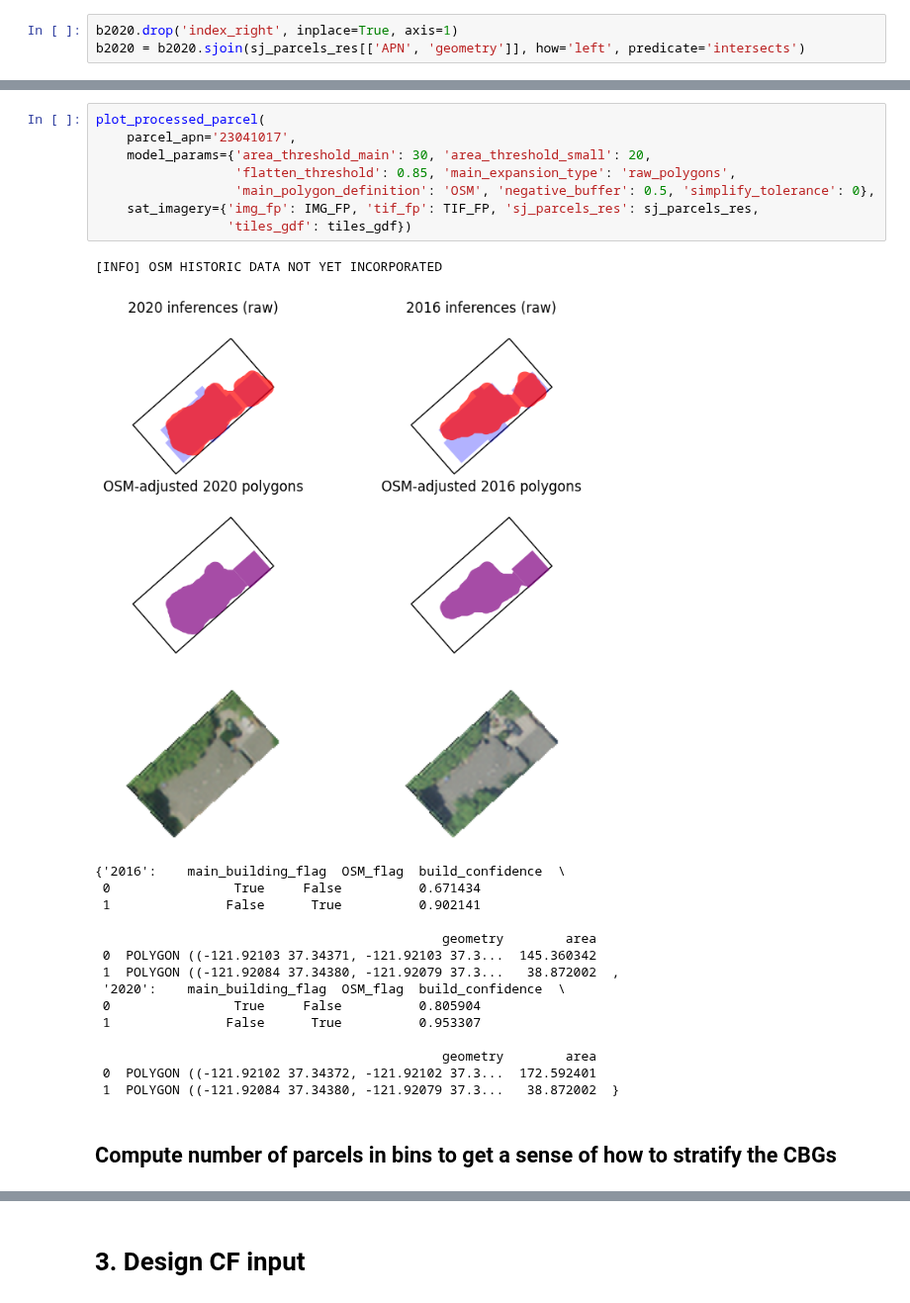
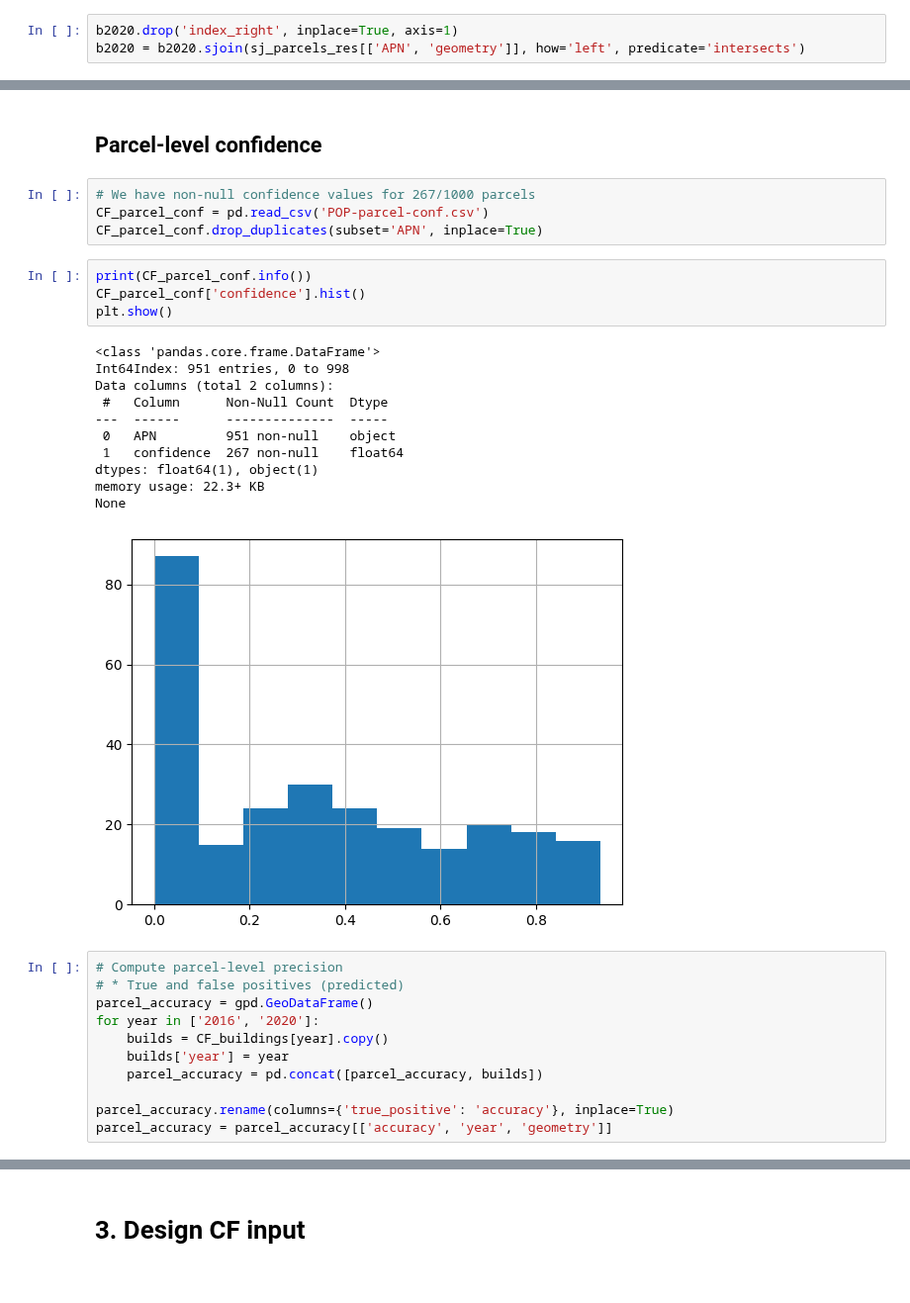
Before and after one commit to reglab/rgb-footprint-extract, a Jupyter notebook: naip_process/Pop-Estimates-Strata.ipynb, the cells around one changed output, grey strips where cells are left out. Shown at 99% size. Drawn from its saved outputs; the diff is of its cells as text.

```diff
--- a/naip_process/Pop-Estimates-Strata.ipynb
+++ b/naip_process/Pop-Estimates-Strata.ipynb
@@ -441,27 +417,33 @@ plot_processed_parcel(
-# %%
-plot_processed_parcel(
-    parcel_apn='23041017',
-    model_params={'area_threshold_main': 30, 'area_threshold_small': 20,
-                  'flatten_threshold': 0.85, 'main_expansion_type': 'raw_polygons',
-                  'main_polygon_definition': 'OSM', 'negative_buffer': 0.5, 'simplify_tolerance': 0},
-    sat_imagery={'img_fp': IMG_FP, 'tif_fp': TIF_FP, 'sj_parcels_res': sj_parcels_res,
-                 'tiles_gdf': tiles_gdf})
-# %% [output]
-[INFO] OSM HISTORIC DATA NOT YET INCORPORATED
-[figure, removed]
-{'2016':    main_building_flag  OSM_flag  build_confidence  \
- 0                True     False          0.671434
- 1               False      True          0.902141
-
-                                             geometry        area
- 0  POLYGON ((-121.92103 37.34371, -121.92103 37.3...  145.360342
- 1  POLYGON ((-121.92084 37.34380, -121.92079 37.3...   38.872002  ,
- '2020':    main_building_flag  OSM_flag  build_confidence  \
- 0                True     False          0.805904
- 1               False      True          0.953307
-
-                                             geometry        area
- 0  POLYGON ((-121.92102 37.34372, -121.92102 37.3...  172.592401
- 1  POLYGON ((-121.92084 37.34380, -121.92079 37.3...   38.872002  }
-# %% [markdown]
-## Compute number of parcels in bins to get a sense of how to stratify the CBGs
+# %% [markdown]
+## Parcel-level confidence
+# %%
+# We have non-null confidence values for 267/1000 parcels
+CF_parcel_conf = pd.read_csv('POP-parcel-conf.csv')
+CF_parcel_conf.drop_duplicates(subset='APN', inplace=True)
+# %%
+print(CF_parcel_conf.info())
+CF_parcel_conf['confidence'].hist()
+plt.show()
+# %% [output]
+<class 'pandas.core.frame.DataFrame'>
+Int64Index: 951 entries, 0 to 998
+Data columns (total 2 columns):
+ #   Column      Non-Null Count  Dtype
+---  ------      --------------  -----
+ 0   APN         951 non-null    object
+ 1   confidence  267 non-null    float64
+dtypes: float64(1), object(1)
+memory usage: 22.3+ KB
+None
+[figure, added]
+# %%
+# Compute parcel-level precision
+# * True and false positives (predicted)
+parcel_accuracy = gpd.GeoDataFrame()
+for year in ['2016', '2020']:
+    builds = CF_buildings[year].copy()
+    builds['year'] = year
+    parcel_accuracy = pd.concat([parcel_accuracy, builds])
+
+parcel_accuracy.rename(columns={'true_positive': 'accuracy'}, inplace=True)
+parcel_accuracy = parcel_accuracy[['accuracy', 'year', 'geometry']]
```
Also changed, not shown: parts of 62 cells of this notebook, 1 other file.
